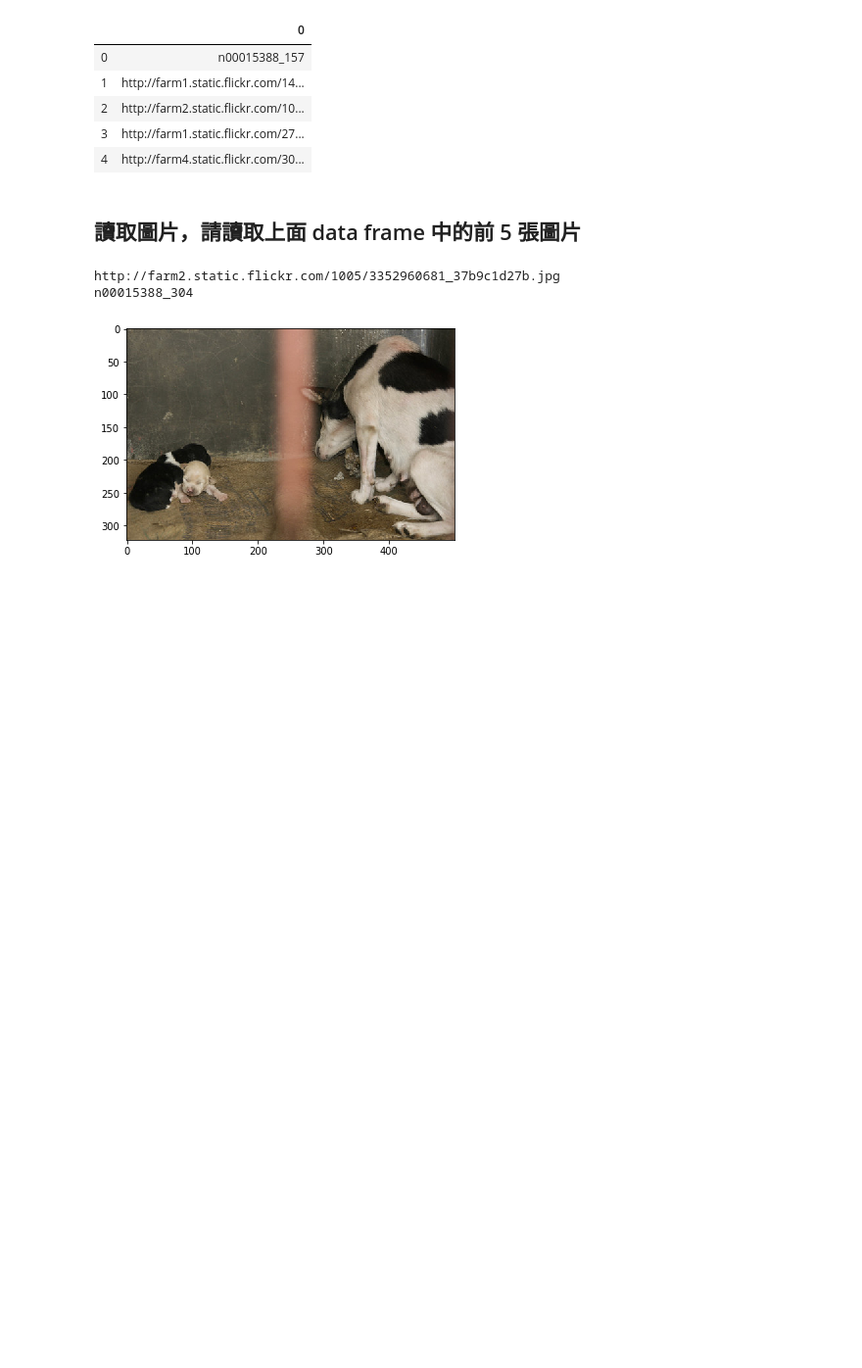
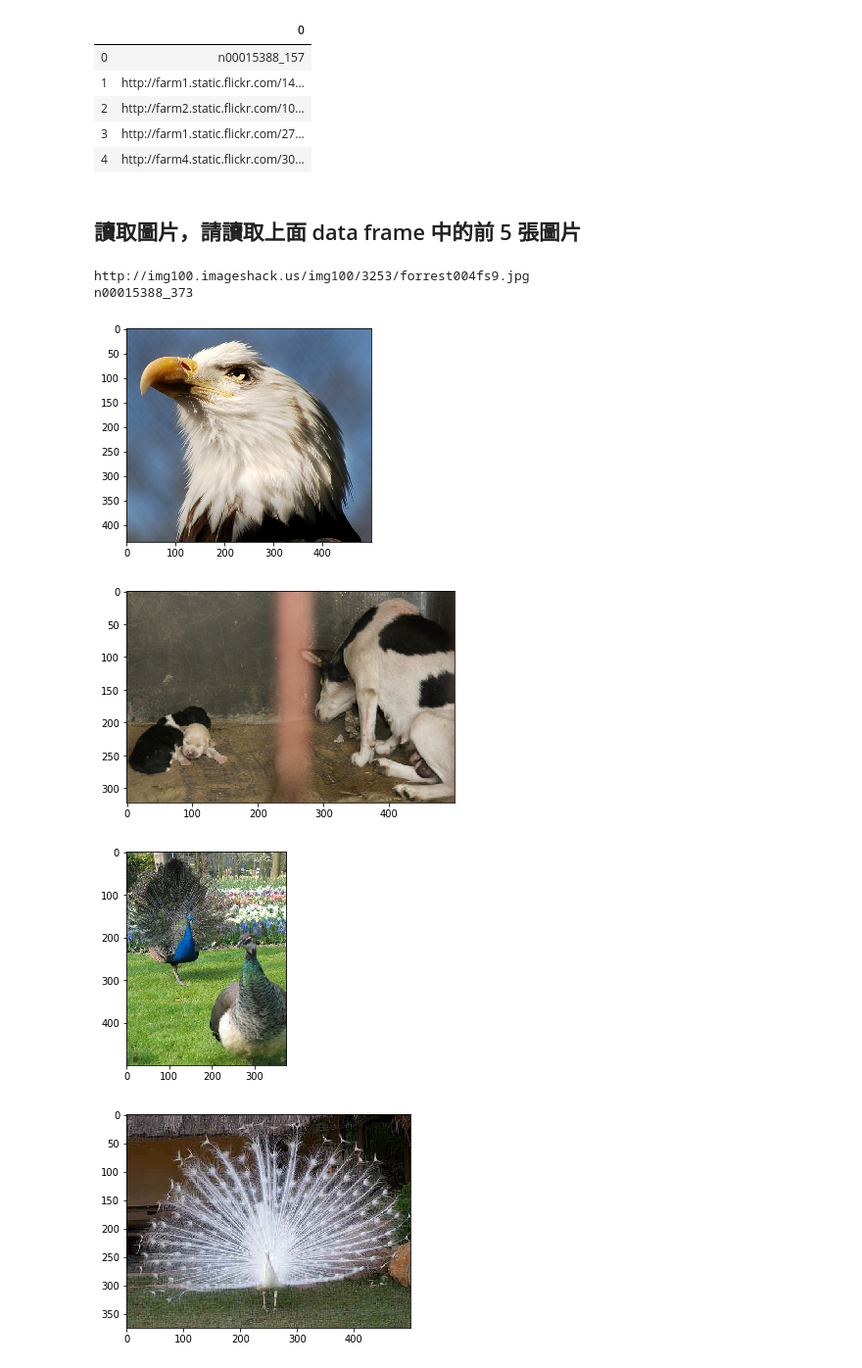
Before and after one commit to SeanHung06/4th-ML100Days, a Jupyter notebook: homework/Day_005-2_HW.ipynb, the cells around one changed output. Shown: that part at 98% size. Saved outputs shown, nothing was run; the diff lists cells and outputs as text; code cells hidden in the pictures; blank space fills up the shorter version.

```diff
--- a/homework/Day_005-2_HW.ipynb
+++ b/homework/Day_005-2_HW.ipynb
@@ -74,23 +74,27 @@ df.head()
 # %%
 from PIL import Image
 from io import BytesIO
 import numpy as np
 import matplotlib.pyplot as plt
 
 # 請用 df.loc[...] 得到第一筆資料的連結
-first_link = df.loc[2][0]
-print(first_link)
-response = requests.get(first_link)
-#print(response.content)
+first_link = df.loc[1:6][0]
+print(first_link[5])
+for i in range(1,5):
+    response = requests.get(first_link[i])
+    #print(response.content)
 
-img = Image.open(BytesIO(response.content))
+    img = Image.open(BytesIO(response.content))
 
-# Convert img to numpy array
+    # Convert img to numpy array
 
-plt.imshow(img)
-plt.show()
+    plt.imshow(img)
+    plt.show()
 # %% [output]
-http://farm2.static.flickr.com/1005/3352960681_37b9c1d27b.jpg
-n00015388_304
+http://img100.imageshack.us/img100/3253/forrest004fs9.jpg
+n00015388_373
-[figure, old version]
+[figure, new version]
+[figure, added]
+[figure, added]
+[figure, added]
 # %%
```
Also changed, not shown: parts of 2 cells of this notebook.
